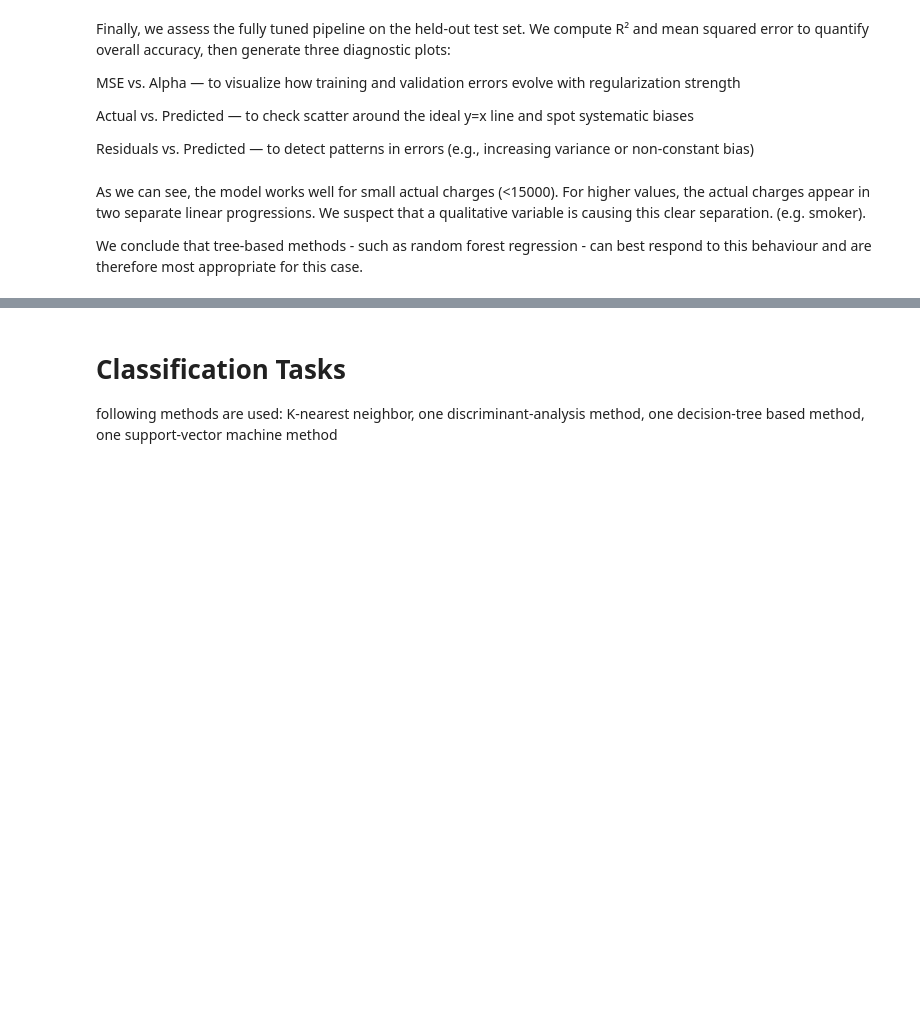
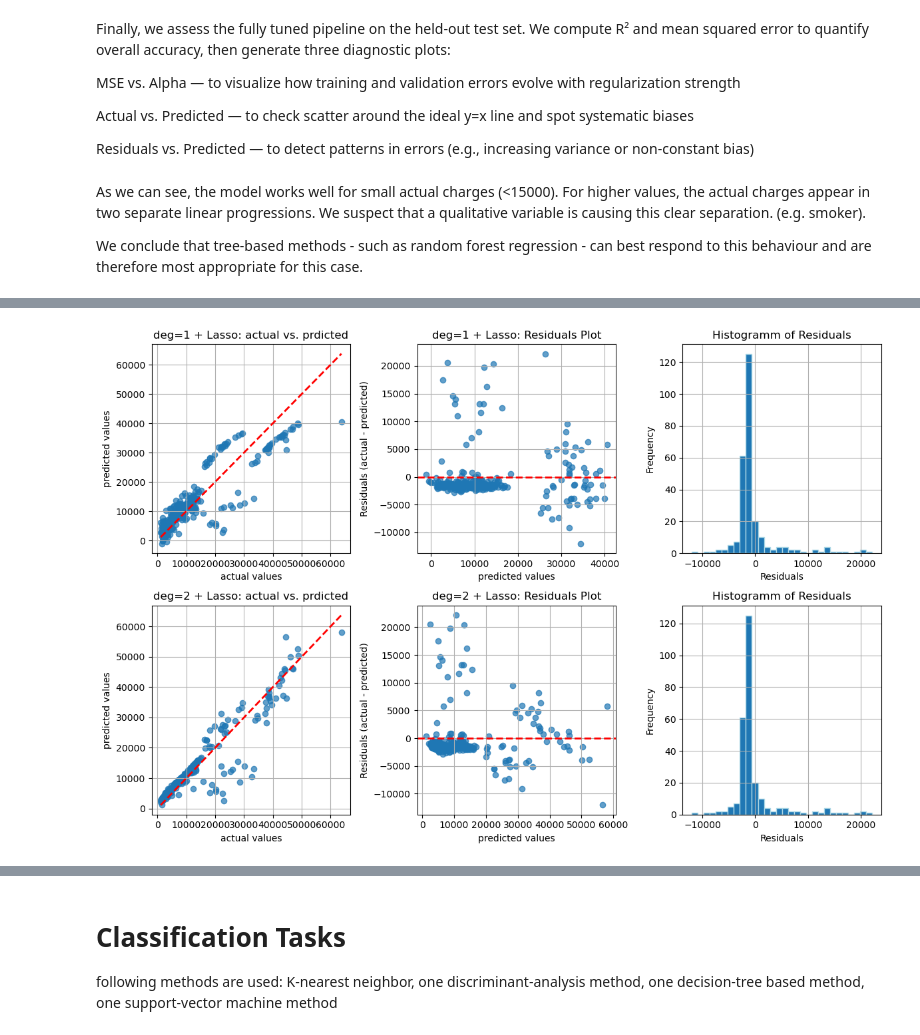
Before and after one commit to MisterSte/MLDA_Gruppenwerk, a Jupyter notebook: insurance.ipynb, the cells around one changed output, grey strips where cells are left out. Cells and saved outputs as stored; diff of their text form; code cells hidden in the pictures; blank space fills up the shorter version.

```diff
--- a/insurance.ipynb
+++ b/insurance.ipynb
@@ -477,0 +646,36 @@ We conclude that tree-based methods - such as random forest regression - can bes
+# %%
+fig, axes = plt.subplots(n, 3, figsize=(12, 4 * n))
+
+for i, model in enumerate(models):
+
+    # 1. Plot: actual vs. predicted values
+    ax1 = axes[i, 0] if n > 1 else axes[0]
+    ax1.scatter(y_test, preds[i], alpha=0.7)
+    ax1.plot([y_test.min(), y_test.max()], [y_test.min(), y_test.max()], 'r--', lw=2)
+    ax1.set_xlabel("actual values")
+    ax1.set_ylabel("predicted values")
+    ax1.set_title(f"{names[i]}: actual vs. prdicted")
+    ax1.grid(True)
+
+    # 2. Plot: Residuals vs. predicted values
+    residuals = y_test - y_pred
+    ax2 = axes[i, 1] if n > 1 else axes[1]
+    ax2.scatter(preds[i], residuals, alpha=0.7)
+    ax2.axhline(0, color='red', linestyle='--', linewidth=2)
+    ax2.set_xlabel("predicted values")
+    ax2.set_ylabel("Residuals (actual - predicted)")
+    ax2.set_title(f"{names[i]}: Residuals Plot")
+    ax2.grid(True)
+
+    # 3. Plot: Histogramm of frequency of residuals
+    ax3 = axes[i, 2] if n > 1 else axes[2]
+    ax3.hist(residuals, bins=30, edgecolor='lightblue')
+    ax3.set_xlabel("Residuals")
+    ax3.set_ylabel("Frequency")
+    ax3.set_title("Histogramm of Residuals")
+    ax3.grid(True)
+
+plt.tight_layout()
+plt.show()
+# %% [output]
+[figure, added]
```
Also changed, not shown: parts of 18 cells of this notebook.
